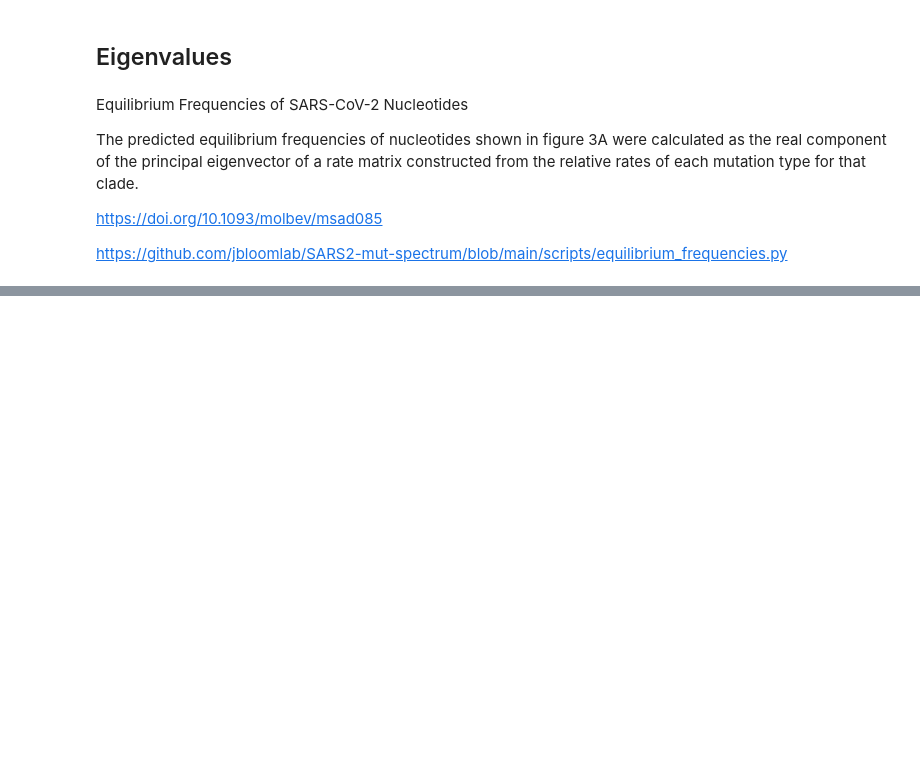
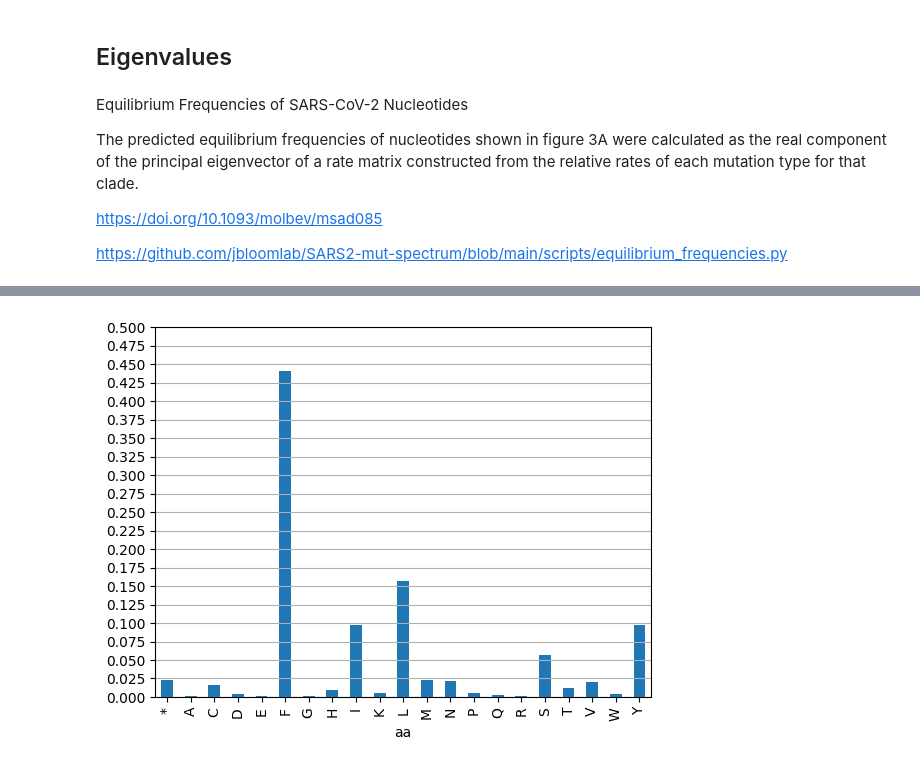
Before and after one commit to mitoclub/RNAViralMutSpec, a Jupyter notebook: notebooks/14.test_linalg.ipynb, the cells around one changed output, grey strips where cells are left out. Drawn from its saved outputs; the diff is of its cells as text; code cells hidden in the pictures; blank space fills up the shorter version.

```diff
--- a/notebooks/14.test_linalg.ipynb
+++ b/notebooks/14.test_linalg.ipynb
@@ -181,7 +181,9 @@ ms12
 # %%
 sbs2rate = ms12.set_index('mut_type')['rate'].to_dict()
 # %%
-df_changes_flt['rate'] = df_changes['sbs'].map(sbs2rate)
+df_changes['rate'] = df_changes['sbs'].map(sbs2rate)
+
+df_changes_flt['rate'] = df_changes_flt['sbs'].map(sbs2rate)
 df_changes_flt
 # %% [output]
 |  | pic | cdn1 | cdn2 | aa1 | aa2 | is_syn | sbs | rate |
@@ -289 +313,13 @@ plt.grid(axis='y');
 [figure]
+# %%
+cdn_sbs = df_changes.groupby(['cdn1', 'cdn2'])['rate'].sum()
+M = cdn_spectrum_to_matrix(cdn_sbs)
+eq_prob = get_equilibrium_probabilities(M).astype(float)
+
+eq_freqs = pd.Series(dict(zip(possible_codons, eq_prob)))
+eq_freqs.name = 'freq'
+eq_freqs.index.name = 'cdn'
+eq_freqs = eq_freqs.reset_index()
+eq_freqs['aa'] = eq_freqs['cdn'].map(coda.translate_codon)
+eq_freqs.to_csv('../data/equilibrium_freqs_20A.csv', index=False)
+eq_freqs.sort_values('freq')
@@ -289,0 +340,9 @@ plt.grid(axis='y');
+# %%
+# plt.figure(figsize=(12, 6))
+plt.yticks(np.linspace(0, 0.4, 17));
+eq_freqs_aa_new = eq_freqs.groupby('aa').freq.sum()
+eq_freqs_aa_new.plot.bar()
+plt.yticks(np.linspace(0, 0.5, 21));
+plt.grid(axis='y');
+# %% [output]
+[figure, added]
```
Also changed, not shown: parts of 7 cells of this notebook, 1 other file.
